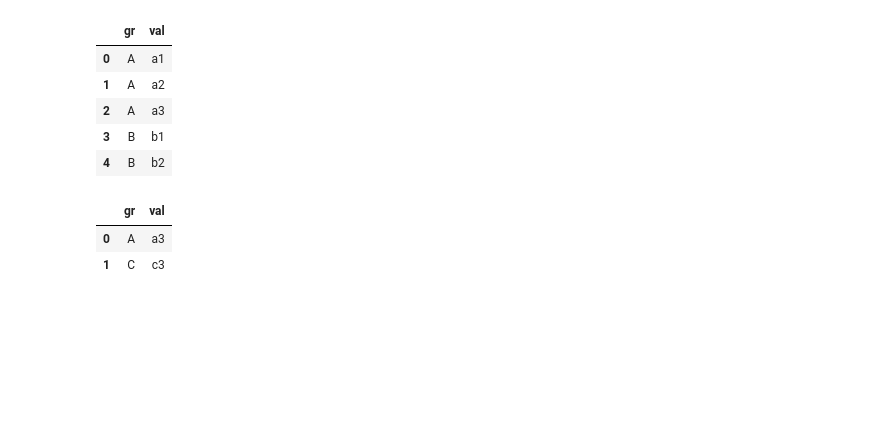
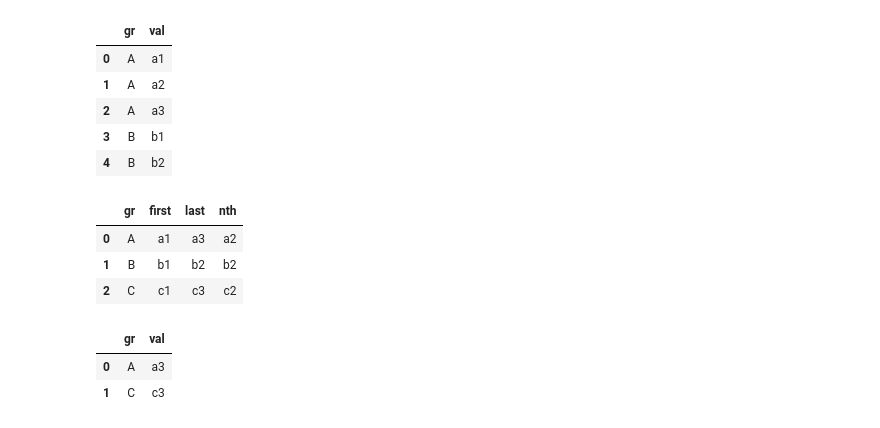
Before and after one commit to Saxsafon/Analysis, a Jupyter notebook: Processing/SQL/Concepts.ipynb, the cells around one changed output. Cells and saved outputs as stored; diff of their text form; code cells hidden in the pictures; blank space fills up the shorter version.

Commit message:
Переместил часть записей из SQL_query.md в Concepts.ipynb, решил задачу vk-1, добавил лучшее решение задачи по получению конкретных строк в группе в Concepts.ipynb

```diff
--- a/Processing/SQL/Concepts.ipynb
+++ b/Processing/SQL/Concepts.ipynb
@@ -698,6 +782,27 @@ data.head()
 | 2 | A | a3 |
 | 3 | B | b1 |
 | 4 | B | b2 |
+# %%
+n = 2
+
+query = f"""
+
+select
+      distinct gr
+    , first_value(val) over w as first
+    , last_value(val) over w as last
+    , nth_value(val, {n}) over w as nth
+from data
+window w as (partition by gr)
+"""
+
+pysqldf = lambda q: sqldf(q, globals())
+pysqldf(query)
+# %% [output]
+|  | gr | first | last | nth |
+| 0 | A | a1 | a3 | a2 |
+| 1 | B | b1 | b2 | b2 |
+| 2 | C | c1 | c3 | c2 |
 # %%
 n = 3
 
```
Also changed, not shown: parts of 11 cells of this notebook, 1 other file.
